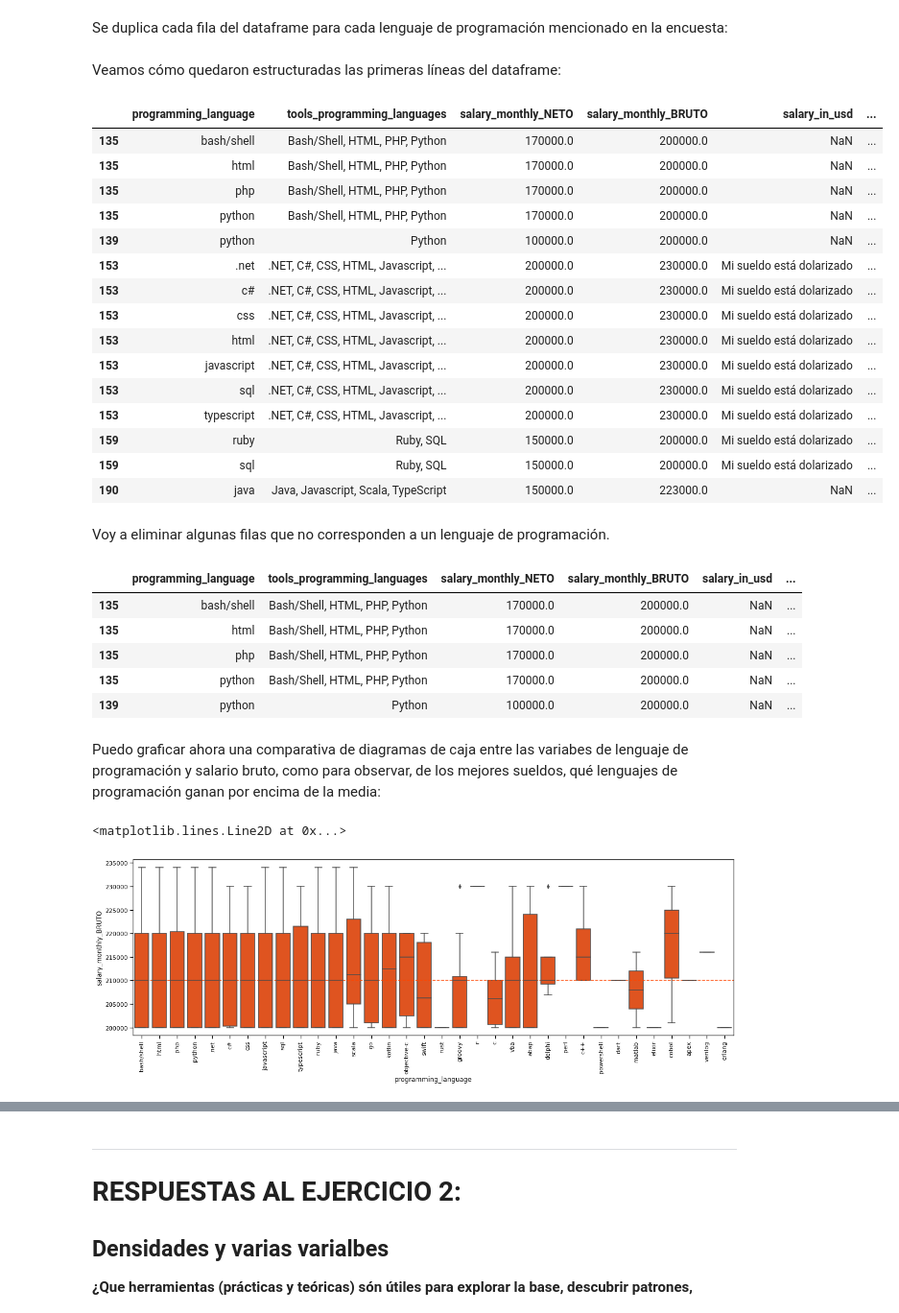
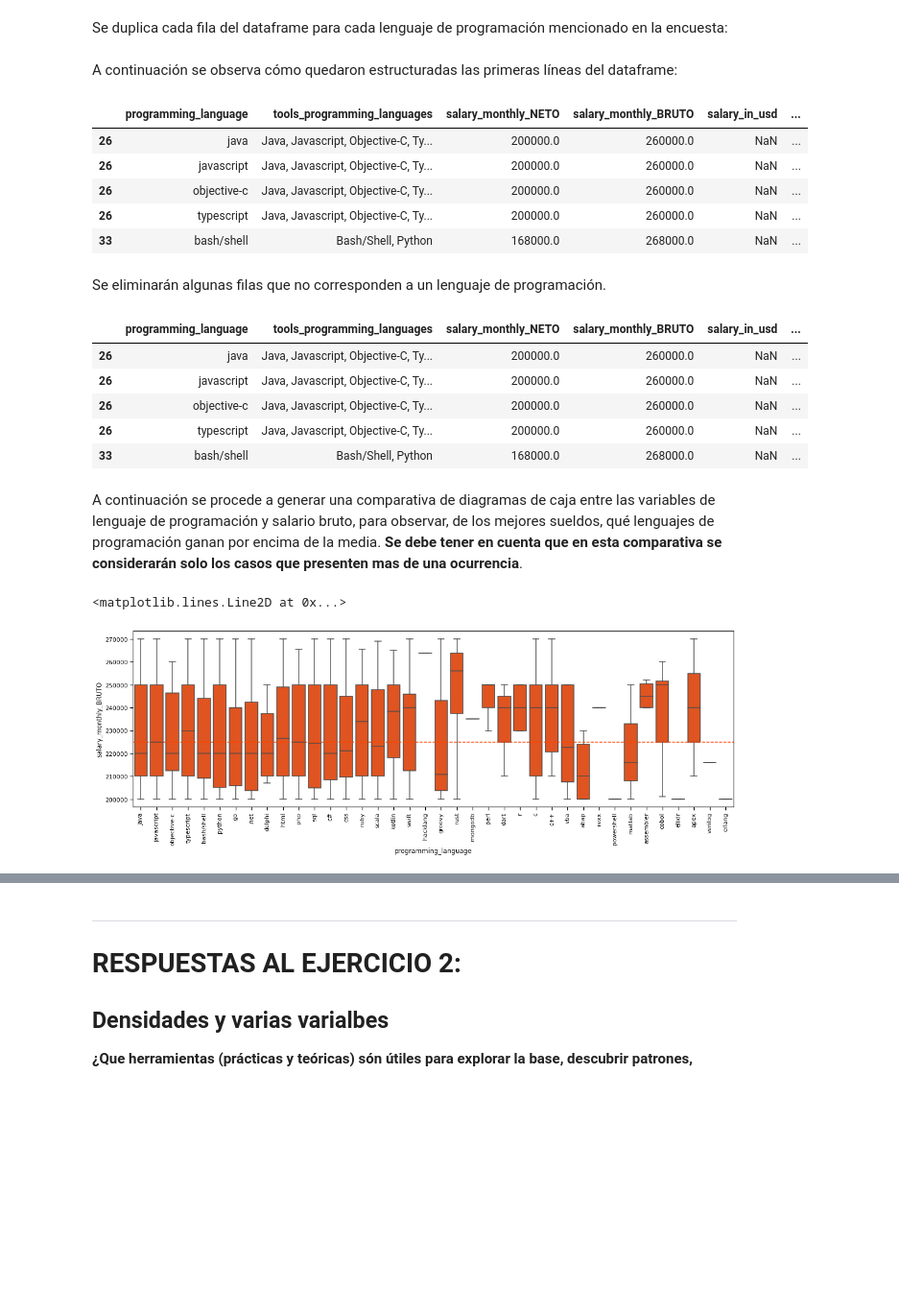
Before and after one commit to grobiglio/Diplodatos, a Jupyter notebook: 1-Analisis-y-Visualizacion/Grupo_14_Entregable_Parte_1.ipynb, the cells around one changed output, grey strips where cells are left out. Shown at 96% size. Cells and saved outputs as stored; diff of their text form; code cells hidden in the pictures; blank space fills up the shorter version.

```diff
--- a/1-Analisis-y-Visualizacion/Grupo_14_Entregable_Parte_1.ipynb
+++ b/1-Analisis-y-Visualizacion/Grupo_14_Entregable_Parte_1.ipynb
@@ -72,38 +71,32 @@ Las siguientes celdas de código separan estos lenguajes de programación y cuen
 
 No es necesario entender este código en profundidad, aunque sí es un buen ejercicio.
 # %%
-# Convert the comma-separated string of languages to a list of string.
-# Remove 'ninguno de los anteriores' option, spaces and training commas.
 def split_languages(languages_str):
+  '''Convierte las cadenas separadas por coma de la variable "Languages"
+  a una lista de cademas. Quita la opción "ninguno de los anteriores",
+  los espacios y las comas.
+  '''
   if not isinstance(languages_str, str):
     return []
-  # Remove 'other' option
+
   languages_str = languages_str.lower()\
     .replace('ninguno de los anteriores', '')
-  # Split string into list of items
-  # Remove spaces and commas for each item
+
   return [lang.strip().replace(',', '')
           for lang in languages_str.split()]
 
-# Create a new column with the list of languages
 df.loc[:, 'cured_programming_languages'] = df.tools_programming_languages\
     .apply(split_languages)
 if 'cured_programming_languages' not in relevant_columns:
     relevant_columns.append('cured_programming_languages')
 
-# Duplicate each row of df for each programming language
-# mentioned in the response.
-# We only include in df_lang the columns we are going to analyze later, so we
-# don't duplicate innecesary information.
 df_lang = df.cured_programming_languages\
     .apply(pd.Series).stack()\
     .reset_index(level=-1, drop=True).to_frame()\
     .join(df[relevant_columns])\
     .rename(columns={0: 'programming_language'})
-# Horrible programming style! But a lot of data science code can be written with
-# as concatenations of functions (pipelines), and there's no elegant way of
-# doing that on Python.
-df_lang[:15]
+
+df_lang.head()
 # %% [output]
 |  | programming_language | tools_programming_languages | salary_monthly_NETO | cured_programming_languages |
 | 0 | ninguno | Ninguno | 43000.0 | [ninguno] |
@@ -391,2 +337,0 @@ Procedo a eliminar todos los outliers.
-# %%
-df_interes_sin_outliers = remove_all_outliers(df_interes_sin_outliers,salary_col)
@@ -510,28 +443,18 @@ df_lang_ms = df_interes_sin_outliers_ms.cured_programming_languages\
     .join(df[relevant_columns])\
     .rename(columns={0: 'programming_language'})
 # %% [markdown]
-Veamos cómo quedaron estructuradas las primeras líneas del dataframe:
+A continuación se observa cómo quedaron estructuradas las primeras líneas del dataframe:
 # %%
-df_lang_ms[:15]
+df_lang_ms.head()
 # %% [output]
 |  | programming_language | tools_programming_languages | salary_monthly_NETO | salary_monthly_BRUTO | salary_in_usd | ... |
-| 135 | bash/shell | Bash/Shell, HTML, PHP, Python | 170000.0 | 200000.0 | NaN | ... |
-| 135 | html | Bash/Shell, HTML, PHP, Python | 170000.0 | 200000.0 | NaN | ... |
-| 135 | php | Bash/Shell, HTML, PHP, Python | 170000.0 | 200000.0 | NaN | ... |
-| 135 | python | Bash/Shell, HTML, PHP, Python | 170000.0 | 200000.0 | NaN | ... |
-| 139 | python | Python | 100000.0 | 200000.0 | NaN | ... |
-| 153 | .net | .NET, C#, CSS, HTML, Javascript, ... | 200000.0 | 230000.0 | Mi sueldo está dolarizado | ... |
-| 153 | c# | .NET, C#, CSS, HTML, Javascript, ... | 200000.0 | 230000.0 | Mi sueldo está dolarizado | ... |
-| 153 | css | .NET, C#, CSS, HTML, Javascript, ... | 200000.0 | 230000.0 | Mi sueldo está dolarizado | ... |
-| 153 | html | .NET, C#, CSS, HTML, Javascript, ... | 200000.0 | 230000.0 | Mi sueldo está dolarizado | ... |
-| 153 | javascript | .NET, C#, CSS, HTML, Javascript, ... | 200000.0 | 230000.0 | Mi sueldo está dolarizado | ... |
-| 153 | sql | .NET, C#, CSS, HTML, Javascript, ... | 200000.0 | 230000.0 | Mi sueldo está dolarizado | ... |
-| 153 | typescript | .NET, C#, CSS, HTML, Javascript, ... | 200000.0 | 230000.0 | Mi sueldo está dolarizado | ... |
-| 159 | ruby | Ruby, SQL | 150000.0 | 200000.0 | Mi sueldo está dolarizado | ... |
-| 159 | sql | Ruby, SQL | 150000.0 | 200000.0 | Mi sueldo está dolarizado | ... |
-| 190 | java | Java, Javascript, Scala, TypeScript | 150000.0 | 223000.0 | NaN | ... |
+| 26 | java | Java, Javascript, Objective-C, Ty... | 200000.0 | 260000.0 | NaN | ... |
+| 26 | javascript | Java, Javascript, Objective-C, Ty... | 200000.0 | 260000.0 | NaN | ... |
+| 26 | objective-c | Java, Javascript, Objective-C, Ty... | 200000.0 | 260000.0 | NaN | ... |
+| 26 | typescript | Java, Javascript, Objective-C, Ty... | 200000.0 | 260000.0 | NaN | ... |
+| 33 | bash/shell | Bash/Shell, Python | 168000.0 | 268000.0 | NaN | ... |
 # %% [markdown]
-Voy a eliminar algunas filas que no corresponden a un lenguaje de programación.
+Se eliminarán algunas filas que no corresponden a un lenguaje de programación.
 # %%
 filtro= df_lang_ms['programming_language'] != 'ninguno'
 filtro2= df_lang_ms['programming_language'] != 'no'
@@ -546,22 +469,21 @@ df_lang_ms_filtrado = df_lang_ms[filtro & filtro2 & filtro3 & filtro4 & filtro5
 df_lang_ms_filtrado.head()
 # %% [output]
 |  | programming_language | tools_programming_languages | salary_monthly_NETO | salary_monthly_BRUTO | salary_in_usd | ... |
-| 135 | bash/shell | Bash/Shell, HTML, PHP, Python | 170000.0 | 200000.0 | NaN | ... |
-| 135 | html | Bash/Shell, HTML, PHP, Python | 170000.0 | 200000.0 | NaN | ... |
-| 135 | php | Bash/Shell, HTML, PHP, Python | 170000.0 | 200000.0 | NaN | ... |
-| 135 | python | Bash/Shell, HTML, PHP, Python | 170000.0 | 200000.0 | NaN | ... |
-| 139 | python | Python | 100000.0 | 200000.0 | NaN | ... |
+| 26 | java | Java, Javascript, Objective-C, Ty... | 200000.0 | 260000.0 | NaN | ... |
+| 26 | javascript | Java, Javascript, Objective-C, Ty... | 200000.0 | 260000.0 | NaN | ... |
+| 26 | objective-c | Java, Javascript, Objective-C, Ty... | 200000.0 | 260000.0 | NaN | ... |
+| 26 | typescript | Java, Javascript, Objective-C, Ty... | 200000.0 | 260000.0 | NaN | ... |
+| 33 | bash/shell | Bash/Shell, Python | 168000.0 | 268000.0 | NaN | ... |
 # %% [markdown]
-Puedo graficar ahora una comparativa de diagramas de caja entre las variabes de lenguaje de programación y salario bruto, como para observar, de los mejores sueldos, qué lenguajes de programación ganan por encima de la media:
+A continuación se procede a generar una comparativa de diagramas de caja entre las variables de lenguaje de programación y salario bruto, para observar, de los mejores sueldos, qué lenguajes de programación ganan por encima de la media. **Se debe tener en cuenta que en esta comparativa se considerarán solo los casos que presenten mas de una ocurrencia**.
 # %%
 plt.figure(figsize=(20, 6))
 sns.boxplot(data=df_lang_ms_filtrado, x = 'programming_language', y = salary_col,
                 color='orangered')
-#plt.tick_params(labelrotation=90)
 plt.xticks(rotation = 90)
 plt.axhline(df_lang_ms_filtrado[salary_col].median(), color='orangered', linestyle='--', label='Media')
 # %% [output]
 <matplotlib.lines.Line2D at 0x...>
-[figure, old version]
+[figure, new version]
 # %% [markdown]
 En esta visualizacion se puede observar que:
```
Also changed, not shown: parts of 47 cells of this notebook, 2 other files.
